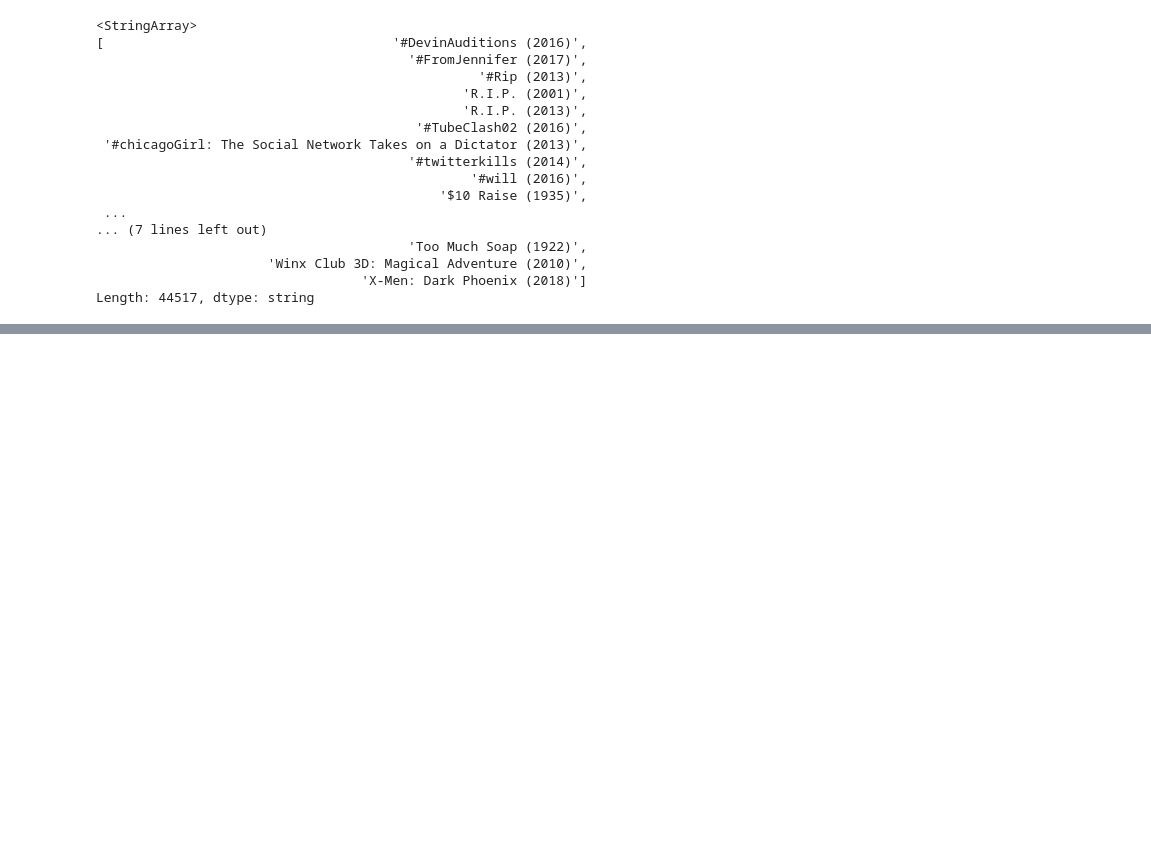
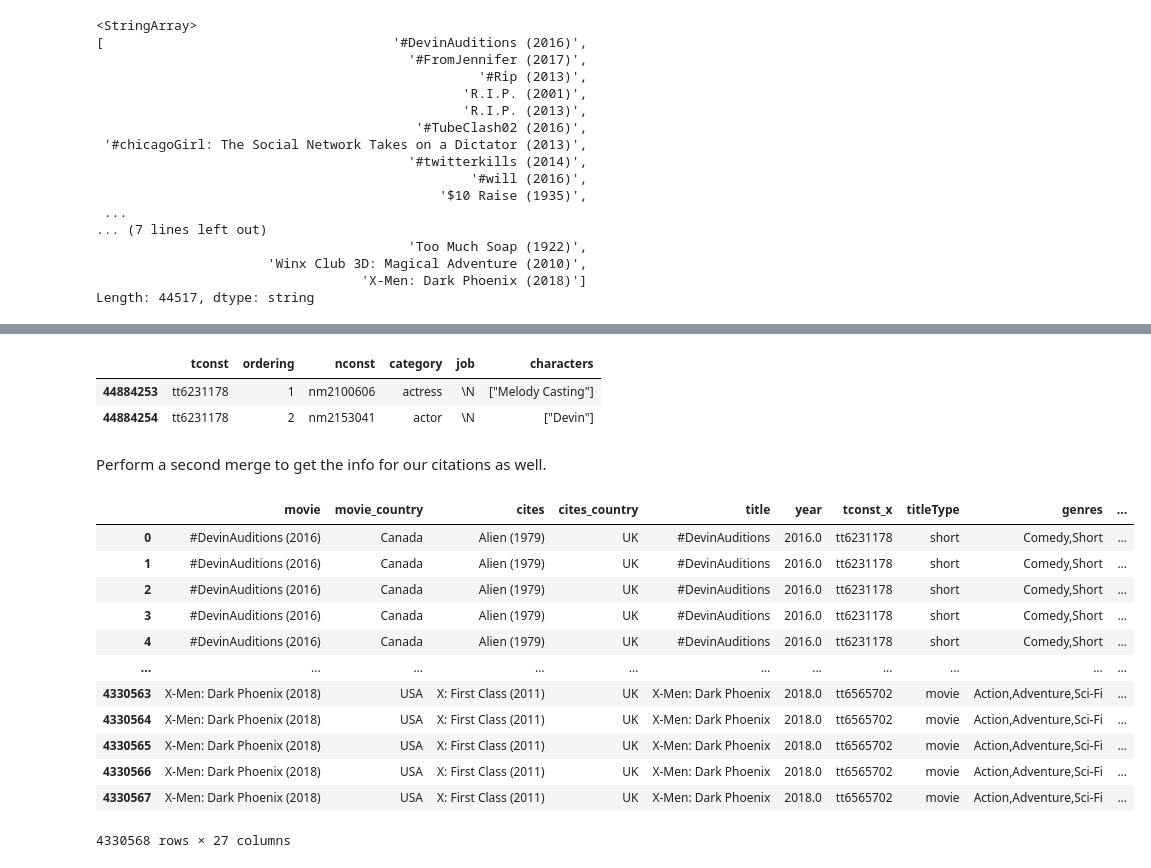
Before and after one commit to NetworkAnalysis-CineMAC/CineMAC, a Jupyter notebook: src/merging_chloe.ipynb, the cells around one changed output, grey strips where cells are left out. Cells and saved outputs as stored; diff of their text form; code cells hidden in the pictures; blank space fills up the shorter version.

```diff
--- a/src/merging_chloe.ipynb
+++ b/src/merging_chloe.ipynb
@@ -812,0 +894,26 @@ graph_df.to_csv('graph_1_movies_cit.csv')
+# %%
+title_table[title_table['tconst'] == 'tt6231178']
+#while the data has info for actors, it does not have any for our interested positions.
+# %% [output]
+|  | tconst | ordering | nconst | category | job | characters |
+| 44884253 | tt6231178 | 1 | nm2100606 | actress | \N | ["Melody Casting"] |
+| 44884254 | tt6231178 | 2 | nm2153041 | actor | \N | ["Devin"] |
+# %% [markdown]
+Perform a second merge to get the info for our citations as well.
+# %%
+crew_df = pd.merge(crew_data,crew_table,left_on='tconst_cit', right_on='tconst', how='left')
+crew_df
+# %% [output]
+|  | movie | movie_country | cites | cites_country | title | year | tconst_x | titleType | genres | ... |
+| 0 | #DevinAuditions (2016) | Canada | Alien (1979) | UK | #DevinAuditions | 2016.0 | tt6231178 | short | Comedy,Short | ... |
+| 1 | #DevinAuditions (2016) | Canada | Alien (1979) | UK | #DevinAuditions | 2016.0 | tt6231178 | short | Comedy,Short | ... |
+| 2 | #DevinAuditions (2016) | Canada | Alien (1979) | UK | #DevinAuditions | 2016.0 | tt6231178 | short | Comedy,Short | ... |
+| 3 | #DevinAuditions (2016) | Canada | Alien (1979) | UK | #DevinAuditions | 2016.0 | tt6231178 | short | Comedy,Short | ... |
+| 4 | #DevinAuditions (2016) | Canada | Alien (1979) | UK | #DevinAuditions | 2016.0 | tt6231178 | short | Comedy,Short | ... |
+| ... | ... | ... | ... | ... | ... | ... | ... | ... | ... | ... |
+| 4330563 | X-Men: Dark Phoenix (2018) | USA | X: First Class (2011) | UK | X-Men: Dark Phoenix | 2018.0 | tt6565702 | movie | Action,Adventure,Sci-Fi | ... |
+| 4330564 | X-Men: Dark Phoenix (2018) | USA | X: First Class (2011) | UK | X-Men: Dark Phoenix | 2018.0 | tt6565702 | movie | Action,Adventure,Sci-Fi | ... |
+| 4330565 | X-Men: Dark Phoenix (2018) | USA | X: First Class (2011) | UK | X-Men: Dark Phoenix | 2018.0 | tt6565702 | movie | Action,Adventure,Sci-Fi | ... |
+| 4330566 | X-Men: Dark Phoenix (2018) | USA | X: First Class (2011) | UK | X-Men: Dark Phoenix | 2018.0 | tt6565702 | movie | Action,Adventure,Sci-Fi | ... |
+| 4330567 | X-Men: Dark Phoenix (2018) | USA | X: First Class (2011) | UK | X-Men: Dark Phoenix | 2018.0 | tt6565702 | movie | Action,Adventure,Sci-Fi | ... |
+4330568 rows × 27 columns
```
Also changed, not shown: parts of 43 cells of this notebook.
